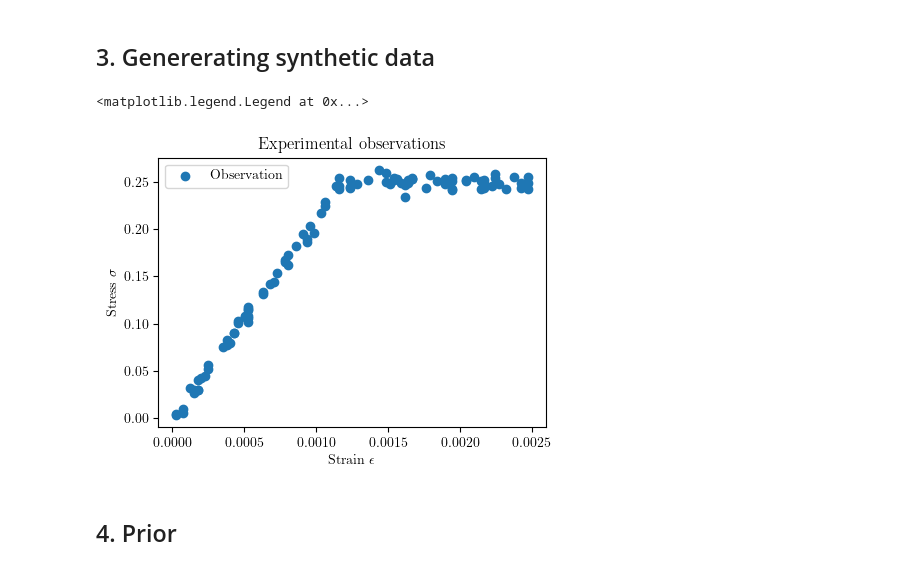
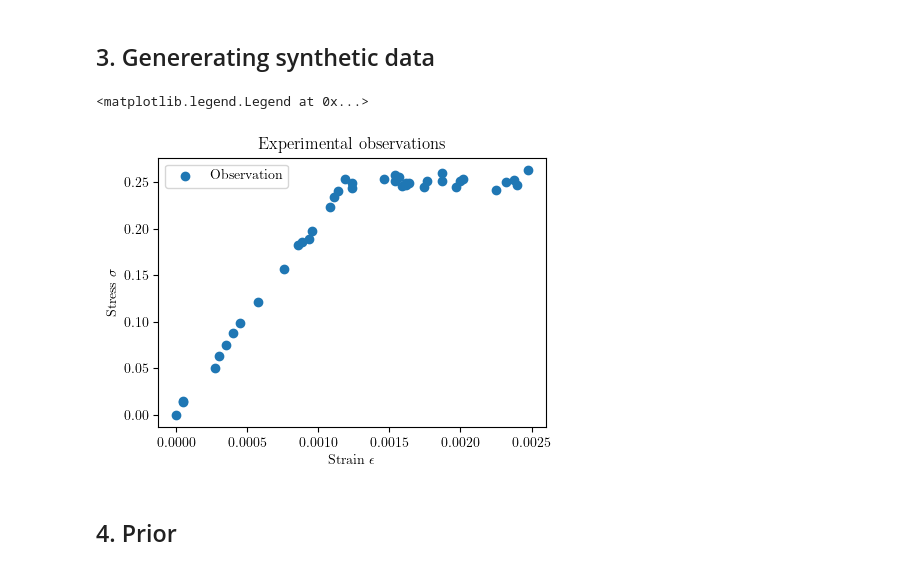
Before and after one commit to mark-hobbs/bayesian-inference-tutorial, a Jupyter notebook: examples/02-linear-elasticity-perfect-plasticity.ipynb, the cells around one changed output. Drawn from its saved outputs; the diff is of its cells as text; code cells hidden in the pictures.

```diff
--- a/examples/02-linear-elasticity-perfect-plasticity.ipynb
+++ b/examples/02-linear-elasticity-perfect-plasticity.ipynb
@@ -135,23 +135,23 @@ class LinearElasticPerfectlyPlastic(BaseModel):
 ## 3. Genererating synthetic data
 # %%
 sigma = 0.005  # standard deviation of the noise
-n_observations = 100
+n_observations = 40
 x = np.linspace(0, 2.5e-3, 100)
 strain_observed = np.random.choice(x, n_observations)
 stress_observed = compute_stress(E, stress_y, strain_observed) + np.random.normal(
     scale=sigma, size=strain_observed.shape[0]
 )
 
 plt.figure(figsize=(5, 3.5))
 plt.scatter(strain_observed, stress_observed, label="Observation")
 plt.title("Experimental observations")
 plt.xlabel("Strain $\epsilon$")
 plt.ylabel("Stress $\sigma$")
 plt.legend()
 # plt.savefig("figures/linear-elastic-perfectly-plastic-experimental-observations.png", dpi=300)
 # %% [output]
 <matplotlib.legend.Legend at 0x...>
-[figure, old version]
+[figure, new version]
 # %% [markdown]
 ## 4. Prior
 # %%
```
Also changed, not shown: parts of 7 cells of this notebook, 1 other file.
